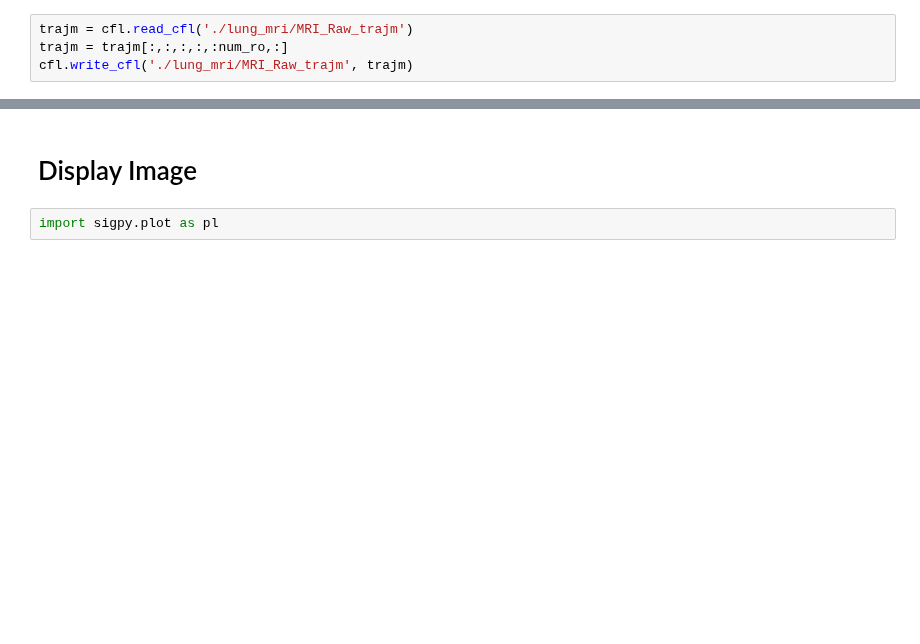
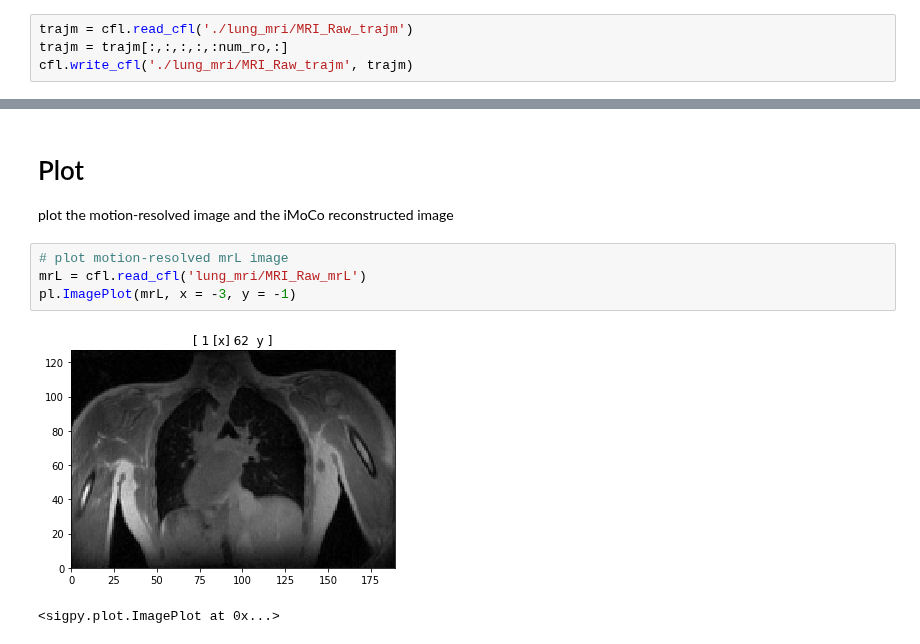
Before and after one commit to PulmonaryMRI/imoco_recon, a Jupyter notebook: colab-imoco-demo.ipynb, the cells around one changed output, grey strips where cells are left out. Cells and saved outputs as stored; diff of their text form; blank space fills up the shorter version.

```diff
--- a/colab-imoco-demo.ipynb
+++ b/colab-imoco-demo.ipynb
@@ -186,4 +201,10 @@ FileNotFoundError: No such file or no access: './tmp_0Warp.nii.gz'
-# %% [markdown]
-# Display Image
-# %%
-import sigpy.plot as pl
+# %% [markdown]
+# Plot
+plot the motion-resolved image and the iMoCo reconstructed image
+# %%
+# plot motion-resolved mrL image
+mrL = cfl.read_cfl('lung_mri/MRI_Raw_mrL')
+pl.ImagePlot(mrL, x = -3, y = -1)
+# %% [output]
+[figure, added]
+<sigpy.plot.ImagePlot at 0x...>
```
Also changed, not shown: parts of 14 cells of this notebook.
